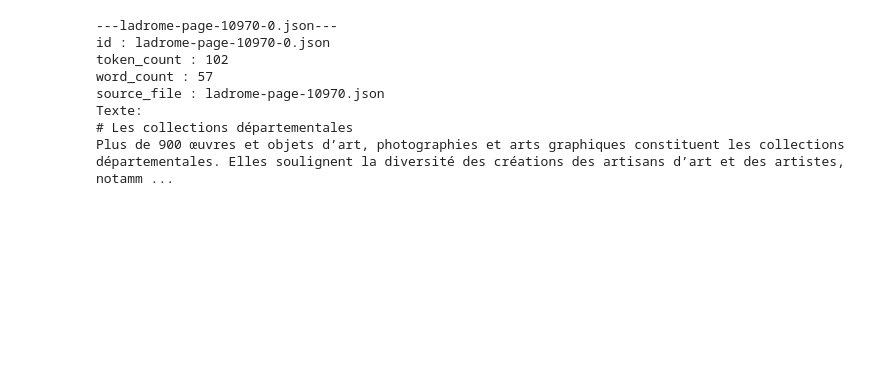
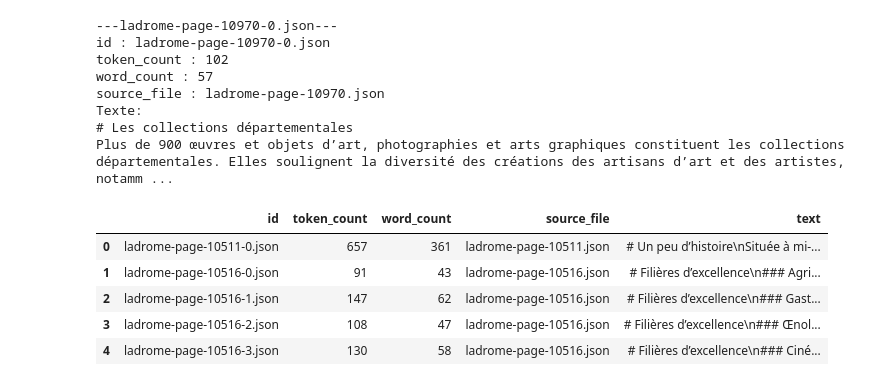
Before and after one commit to wikit-ai/chunknorris, a Jupyter notebook: HTMLs/0_prepare_chunks.ipynb, the cells around one changed output. Saved outputs shown, nothing was run; the diff lists cells and outputs as text; code cells hidden in the pictures; blank space fills up the shorter version.

```diff
--- a/HTMLs/0_prepare_chunks.ipynb
+++ b/HTMLs/0_prepare_chunks.ipynb
@@ -286,3 +279,23 @@ source_file : ladrome-page-10970.json
 Texte:
 # Les collections départementales
 Plus de 900 œuvres et objets d’art, photographies et arts graphiques constituent les collections départementales. Elles soulignent la diversité des créations des artisans d’art et des artistes, notamm ...
+# %%
+import os
+import json
+import pandas as pd
+
+CHUNKS_FOLDER = "../data/D26/ladrome-2023-12-22-page-chunked-v1/"
+df_constructor = []
+for file in os.listdir(CHUNKS_FOLDER):
+    with open(os.path.join(CHUNKS_FOLDER, file)) as f:
+        df_constructor.append(json.load(f))
+
+drome_df = pd.DataFrame(df_constructor)
+drome_df.head()
+# %% [output]
+|  | id | token_count | word_count | source_file | text |
+| 0 | ladrome-page-10511-0.json | 657 | 361 | ladrome-page-10511.json | # Un peu d’histoire\nSituée à mi-... |
+| 1 | ladrome-page-10516-0.json | 91 | 43 | ladrome-page-10516.json | # Filières d’excellence\n### Agri... |
+| 2 | ladrome-page-10516-1.json | 147 | 62 | ladrome-page-10516.json | # Filières d’excellence\n### Gast... |
+| 3 | ladrome-page-10516-2.json | 108 | 47 | ladrome-page-10516.json | # Filières d’excellence\n### Œnol... |
+| 4 | ladrome-page-10516-3.json | 130 | 58 | ladrome-page-10516.json | # Filières d’excellence\n### Ciné... |
```
Also changed, not shown: parts of 6 cells of this notebook, 7 other files.
